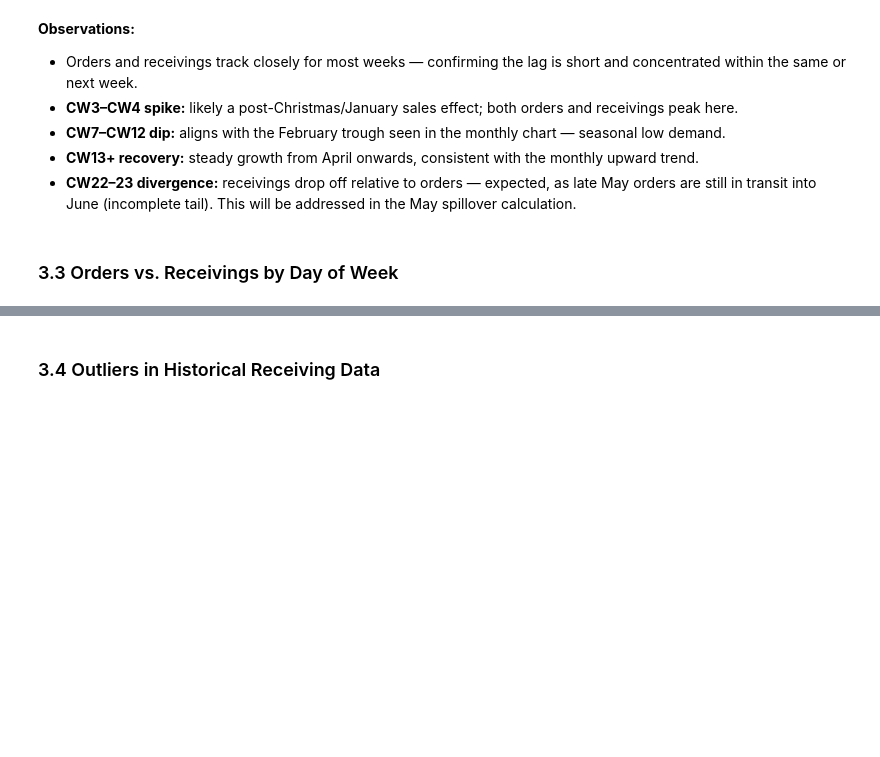
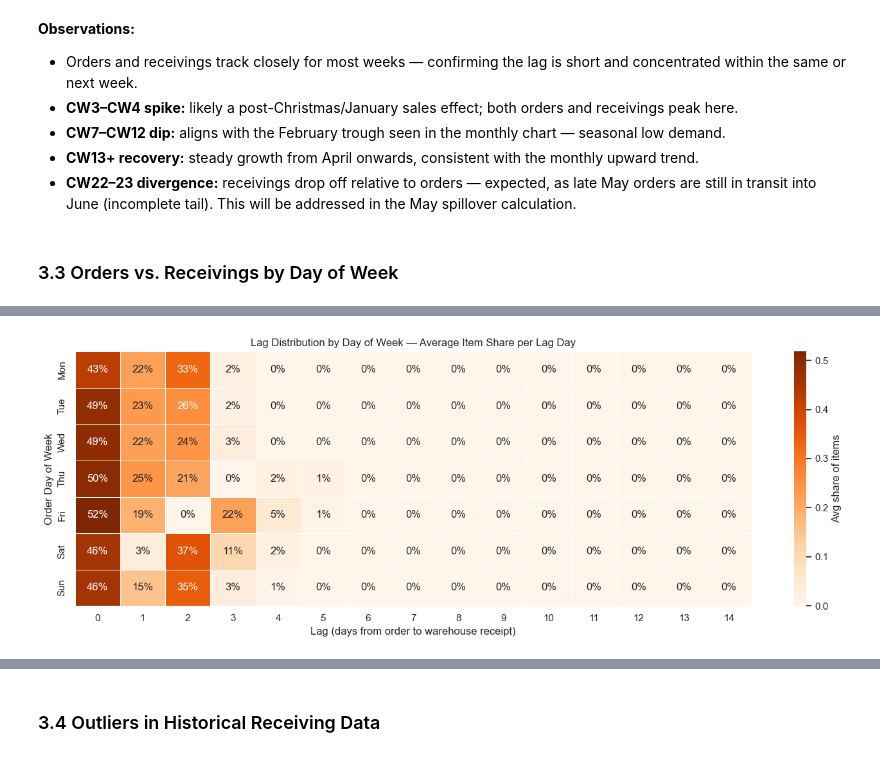
Before and after one commit to traha-89/zalando_fcst_case_study, a Jupyter notebook: analysis.ipynb, the cells around one changed output, grey strips where cells are left out. Cells and saved outputs as stored; diff of their text form; code cells hidden in the pictures; blank space fills up the shorter version.

```diff
--- a/analysis.ipynb
+++ b/analysis.ipynb
@@ -611,0 +683,5 @@ plt.show()
+# %%
+# Compute item-weighted share per (order date, lag)
+total_per_order = hist.groupby("date_order")["items"].sum()
+hist["share"] = hist["items"] / hist["date_order"].map(total_per_order)
+hist.head()
@@ -611,0 +695,9 @@ plt.show()
+# %%
+# Average share by (day_of_week_order, lag) — cap lag at 14 days (covers 99%+ of item volume)
+lag_dow = (
+    hist[hist["lag"] <= 14]
+    .groupby(["day_of_week_order", "lag"])["share"]
+    .mean()
+    .reset_index()
+)
+lag_dow.head()
@@ -611,0 +711,23 @@ plt.show()
+# %%
+# Plotting lag distribution by day of week as a heatmap — average item share per lag day
+# Pivot to matrix: rows = day of week, columns = lag
+heatmap_data = lag_dow.pivot(index="day_of_week_order", columns="lag", values="share").fillna(0)
+heatmap_data.index = ["Mon", "Tue", "Wed", "Thu", "Fri", "Sat", "Sun"]
+
+fig, ax = plt.subplots(figsize=(14, 5))
+sns.heatmap(
+    heatmap_data,
+    annot=True,
+    fmt=".0%",
+    cmap="Oranges",
+    linewidths=0.5,
+    ax=ax,
+    cbar_kws={"label": "Avg share of items"}
+)
+ax.set_xlabel("Lag (days from order to warehouse receipt)")
+ax.set_ylabel("Order Day of Week")
+ax.set_title("Lag Distribution by Day of Week — Average Item Share per Lag Day")
+plt.tight_layout()
+plt.show()
+# %% [output]
+[figure, added]
```
Also changed, not shown: parts of 7 cells of this notebook.
